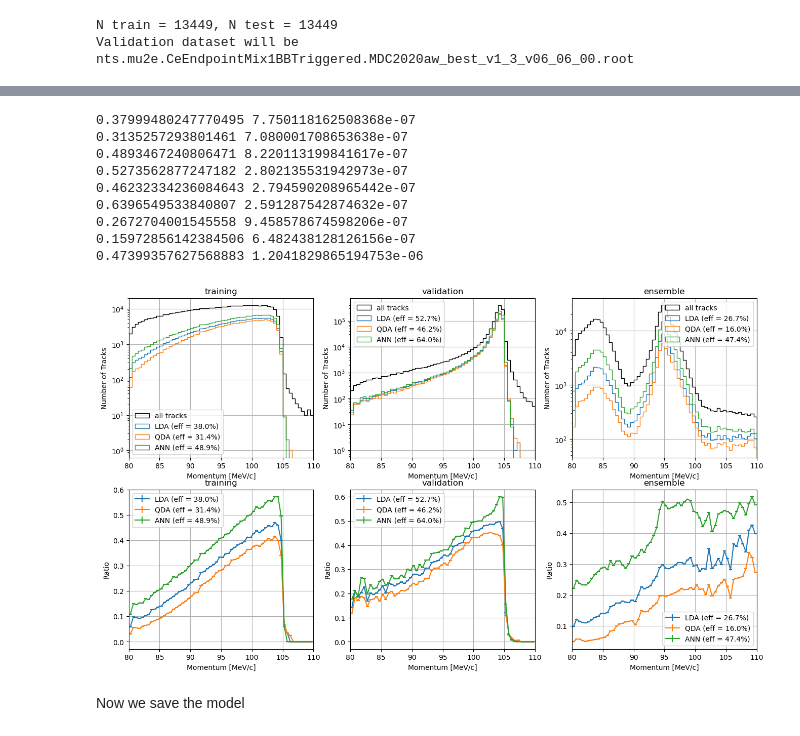
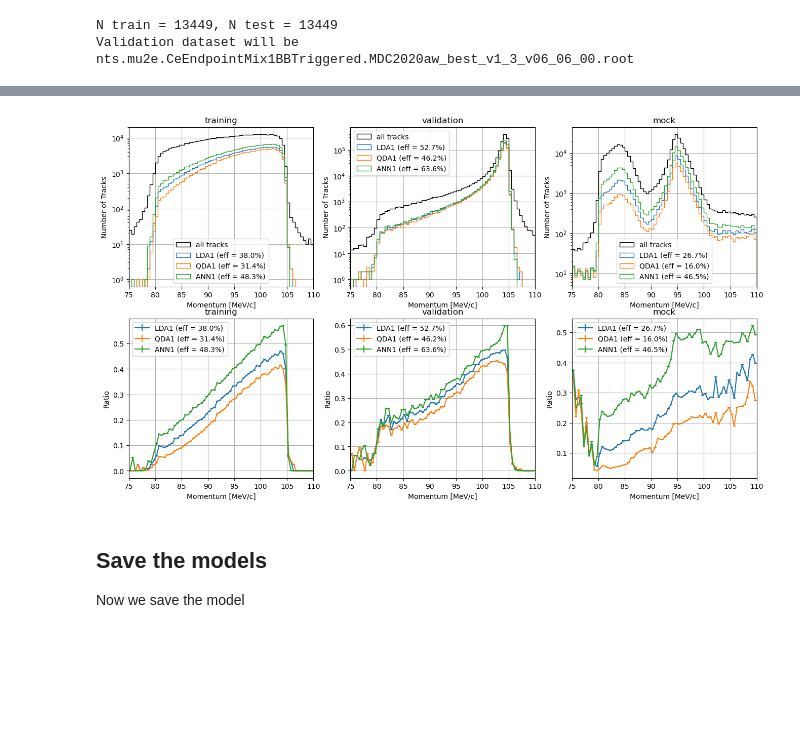
Before and after one commit to AndrewEdmonds11/TrkQual, a Jupyter notebook: TrkQualTrain.ipynb, the cells around one changed output, grey strips where cells are left out. Saved outputs shown, nothing was run; the diff lists cells and outputs as text; code cells hidden in the pictures; blank space fills up the shorter version.

```diff
--- a/TrkQualTrain.ipynb
+++ b/TrkQualTrain.ipynb
@@ -51,2 +223,5 @@ datasets = [ training_dataset, validation_dataset, ensemble_dataset ]
+# %%
+# Now put all the models in a list so we can train them all later
+models_to_train = [ lda1_ml, qda1_ml, ann1_ml ]
 # %% [markdown]
 ## Create TrkQual trees
@@ -217,14 +348,14 @@ def plot_features(dataset):
     log_ys=[False, True, True, True, True, True, True]
     #log_ys=[False, False, False, False, False, False, False]
     units=['[count]', '[fraction]', '[ns]', '[fraction]', '', '[MeV/c]', '[1/fraction]']
-    density=True
+    density=True # note: density=True means each histogram is normalized to unit area
     fig.suptitle('.'.join(dataset.dataset.split('.')[2:4]))
 
-    for i_var in range(0, n_input_vars):
+    for i_var in range(0, n_features):
         bins, counts, patches = axs.flatten()[i_var].hist(dataset.features[:,i_var], bins=100, range=(x_mins[i_var],x_maxs[i_var]), histtype='step', color='black', log=log_ys[i_var], label='all tracks', density=density)
         bins, counts, patches = axs.flatten()[i_var].hist(dataset.features[:,i_var][dataset.high_qual], bins=100, range=(x_mins[i_var],x_maxs[i_var]), histtype='step', log=log_ys[i_var], label='high-quality tracks', density=density)
         bins, counts, patches = axs.flatten()[i_var].hist(dataset.features[:,i_var][dataset.low_qual], bins=100, range=(x_mins[i_var],x_maxs[i_var]), histtype='step', log=log_ys[i_var], label='low-quality tracks', density=density)
-        axs.flatten()[i_var].set_xlabel(input_var_names[i_var]+" "+units[i_var])
+        axs.flatten()[i_var].set_xlabel(feature_names[i_var]+" "+units[i_var])
         axs.flatten()[i_var].margins(0)
         axs.flatten()[i_var].legend()
 
@@ -415,17 +499,16 @@ fig, axs = plt.subplots(1,3, figsize=(16,9))
 
 for dataset,ax in zip(datasets, axs.ravel()):
     _, _, _, = ax.hist(dataset.mom_res, bins=n_mom_res_bins, range=(min_mom_res,max_mom_res), log=True, histtype='step', color='black', label='all tracks')
-    for model,name,cut,prediction in zip(models, model_names, trkqual_cuts, dataset.predictions):
-        print(name, prediction, cut)
+    for trained_model in models_to_train:
         n_high_qual_all = len(dataset.mom_res[dataset.high_qual])
-        n_high_qual_select = len(dataset.mom_res[(prediction>=cut) & (dataset.high_qual)])
+        n_high_qual_select = len(dataset.mom_res[(dataset.predictions[trained_model.name]>=trained_model.trkqual_cut) & (dataset.high_qual)])
         eff = n_high_qual_select / n_high_qual_all
-        _, _, _, = ax.hist(dataset.mom_res[prediction>=cut], bins=n_mom_res_bins, range=(min_mom_res,max_mom_res), log=True, histtype='step',
-                            label=name + " (eff = " + str(round(eff*100,1)) + "%)")
+        _, _, _, = ax.hist(dataset.mom_res[dataset.predictions[trained_model.name]>=trained_model.trkqual_cut], bins=n_mom_res_bins, range=(min_mom_res,max_mom_res), log=True, histtype='step',
+                            label=trained_model.name + " (eff = " + str(round(eff*100,1)) + "%)")
     ax.legend()
     ax.margins(x=0)
     ax.grid(True)
-    ax.set_title(dataset.id)
+    ax.set_title(dataset.name)
     ax.set_xlabel("Momentum Resolution [MeV/c]")
     ax.set_ylabel("Number of Tracks")
 # %% [output]
@@ -443,47 +516,42 @@ ANN [0.9819938  0.08244576 0.8816134  ... 0.94697607 0.09228203 0.04847946] 0.94
 # %%
 fig, axs = plt.subplots(2,3, figsize=(16,9))
 
-n_reco_mom_bins=60
-min_reco_mom=80
+n_reco_mom_bins=70
+min_reco_mom=75
 max_reco_mom=110
+
+#n_reco_mom_bins = 10
+#min_reco_mom = 85
+#max_reco_mom = 95
 
 for i,dataset in enumerate(datasets):
     all_counts, _, _, = axs[0][i].hist(dataset.reco_mom, bins=n_reco_mom_bins, range=(min_reco_mom,max_reco_mom), log=True, histtype='step', color='black', label='all tracks')
-    for model,name,cut,prediction in zip(models, model_names, trkqual_cuts, dataset.predictions):
+    for trained_model in models_to_train: #,name,cut,prediction in zip(models, model_names, , dataset.predictions):
         #print(name, prediction, cut)
         n_high_qual_all = len(dataset.mom_res[dataset.high_qual])
-        n_high_qual_select = len(dataset.mom_res[(prediction>=cut) & (dataset.high_qual)])
+        n_high_qual_select = len(dataset.mom_res[(dataset.predictions[trained_model.name]>=trained_model.trkqual_cut) & (dataset.high_qual)])
         eff = n_high_qual_select / n_high_qual_all
         eff_err =  ((n_high_qual_select + 1)*(n_high_qual_select + 2)) / ((n_high_qual_all + 2)*(n_high_qual_all + 3)) - ( (n_high_qual_select + 1)**2 / (n_high_qual_all + 2)**2 )
-        print(eff, eff_err)
-        cut_counts, bins, _, = axs[0][i].hist(dataset.reco_mom[prediction>=cut], bins=n_reco_mom_bins, range=(min_reco_mom,max_reco_mom), log=True, histtype='step',
-                                            label=name + " (eff = " + str(round(eff*100,1)) + "%)")
+        cut_counts, bins, _, = axs[0][i].hist(dataset.reco_mom[(dataset.predictions[trained_model.name]>=trained_model.trkqual_cut)], bins=n_reco_mom_bins, range=(min_reco_mom,max_reco_mom), log=True, histtype='step',
+                                            label=trained_model.name + " (eff = " + str(round(eff*100,1)) + "%)")
         ratio = np.divide(cut_counts, [float(x) for x in all_counts], out=np.zeros_like(cut_counts, dtype=float), where=all_counts!=0)
         _ = axs[1][i].errorbar((bins[:-1] + bins[1:]) / 2, ratio, xerr=(bins[1]-bins[0])/2, yerr=eff_err,
-                                            label=name + " (eff = " + str(round(eff*100,1)) + "%)")
+                                            label=trained_model.name + " (eff = " + str(round(eff*100,1)) + "%)")
     axs[0][i].legend()
     axs[0][i].margins(x=0)
     axs[0][i].grid(True)
-    axs[0][i].set_title(dataset.id)
+    axs[0][i].set_title(dataset.name)
     axs[0][i].set_xlabel("Momentum [MeV/c]")
     axs[0][i].set_ylabel("Number of Tracks")
 
     axs[1][i].legend()
     axs[1][i].margins(x=0)
     axs[1][i].grid(True)
-    axs[1][i].set_title(dataset.id)
+    axs[1][i].set_title(dataset.name)
     axs[1][i].set_xlabel("Momentum [MeV/c]")
     axs[1][i].set_ylabel("Ratio")
 # %% [output]
-0.37999480247770495 7.750118162508368e-07
-0.3135257293801461 7.080001708653638e-07
-0.4893467240806471 8.220113199841617e-07
-0.5273562877247182 2.802135531942973e-07
-0.46232334236084643 2.794590208965442e-07
-0.6396549533840807 2.591287542874632e-07
-0.2672704001545558 9.458578674598206e-07
-0.15972856142384506 6.482438128126156e-07
-0.47399357627568883 1.2041829865194753e-06
-[figure, old version]
+[figure, new version]
 # %% [markdown]
+## Save the models
 Now we save the model
```
Also changed, not shown: parts of 52 cells of this notebook.
